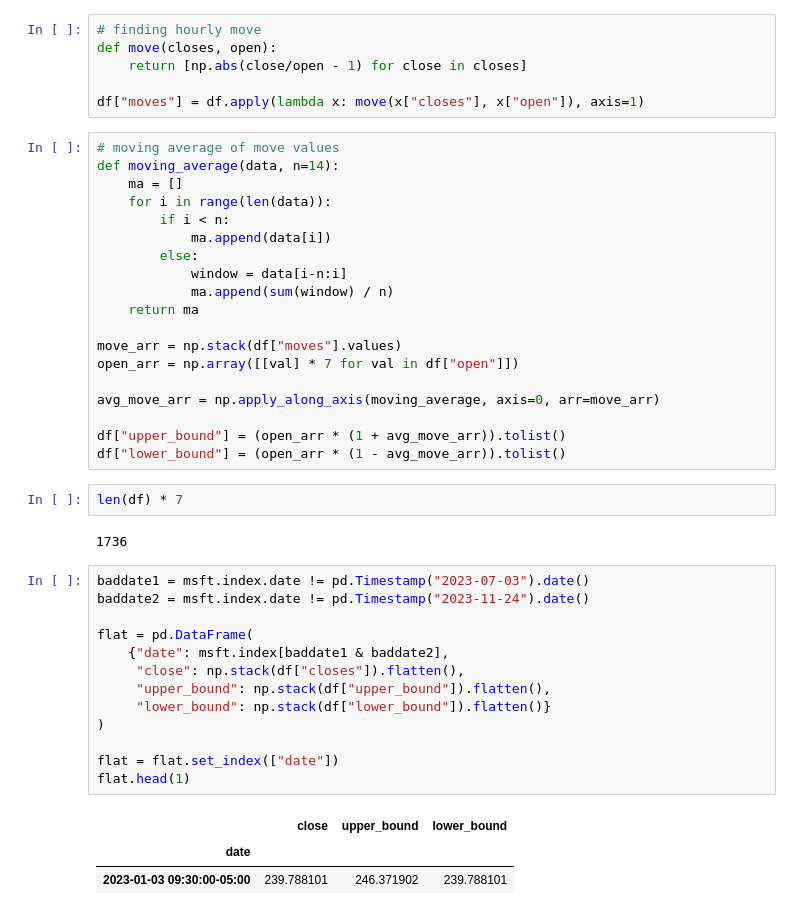
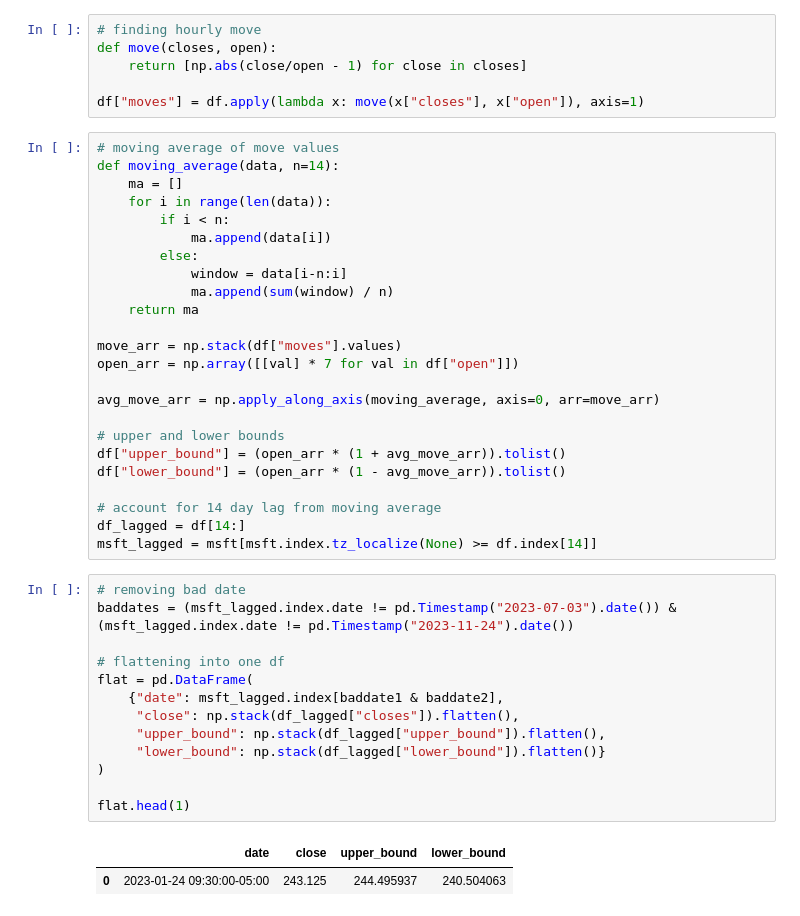
Before and after one commit to joeHollander/Quant_Finance, a Jupyter notebook: Equities/IntradayTrend.ipynb, the cells around one changed output. Cells and saved outputs as stored; diff of their text form.

Commit message:
lagged time and other changes

```diff
--- a/Equities/IntradayTrend.ipynb
+++ b/Equities/IntradayTrend.ipynb
@@ -62,26 +79,26 @@ open_arr = np.array([[val] * 7 for val in df["open"]])
 
 avg_move_arr = np.apply_along_axis(moving_average, axis=0, arr=move_arr)
 
+# upper and lower bounds
 df["upper_bound"] = (open_arr * (1 + avg_move_arr)).tolist()
 df["lower_bound"] = (open_arr * (1 - avg_move_arr)).tolist()
+
+# account for 14 day lag from moving average
+df_lagged = df[14:]
+msft_lagged = msft[msft.index.tz_localize(None) >= df.index[14]]
-# %%
-len(df) * 7
-# %% [output]
-1736
 # %%
-baddate1 = msft.index.date != pd.Timestamp("2023-07-03").date()
-baddate2 = msft.index.date != pd.Timestamp("2023-11-24").date()
+# removing bad date
+baddates = (msft_lagged.index.date != pd.Timestamp("2023-07-03").date()) & (msft_lagged.index.date != pd.Timestamp("2023-11-24").date())
 
+# flattening into one df
 flat = pd.DataFrame(
-    {"date": msft.index[baddate1 & baddate2],
-     "close": np.stack(df["closes"]).flatten(),
-     "upper_bound": np.stack(df["upper_bound"]).flatten(),
-     "lower_bound": np.stack(df["lower_bound"]).flatten()}
+    {"date": msft_lagged.index[baddate1 & baddate2],
+     "close": np.stack(df_lagged["closes"]).flatten(),
+     "upper_bound": np.stack(df_lagged["upper_bound"]).flatten(),
+     "lower_bound": np.stack(df_lagged["lower_bound"]).flatten()}
 )
 
-flat = flat.set_index(["date"])
 flat.head(1)
 # %% [output]
-|  | close | upper_bound | lower_bound |
-| date |  |  |  |
-| 2023-01-03 09:30:00-05:00 | 239.788101 | 246.371902 | 239.788101 |
+|  | date | close | upper_bound | lower_bound |
+| 0 | 2023-01-24 09:30:00-05:00 | 243.125 | 244.495937 | 240.504063 |
```
Also changed, not shown: parts of 5 cells of this notebook.
